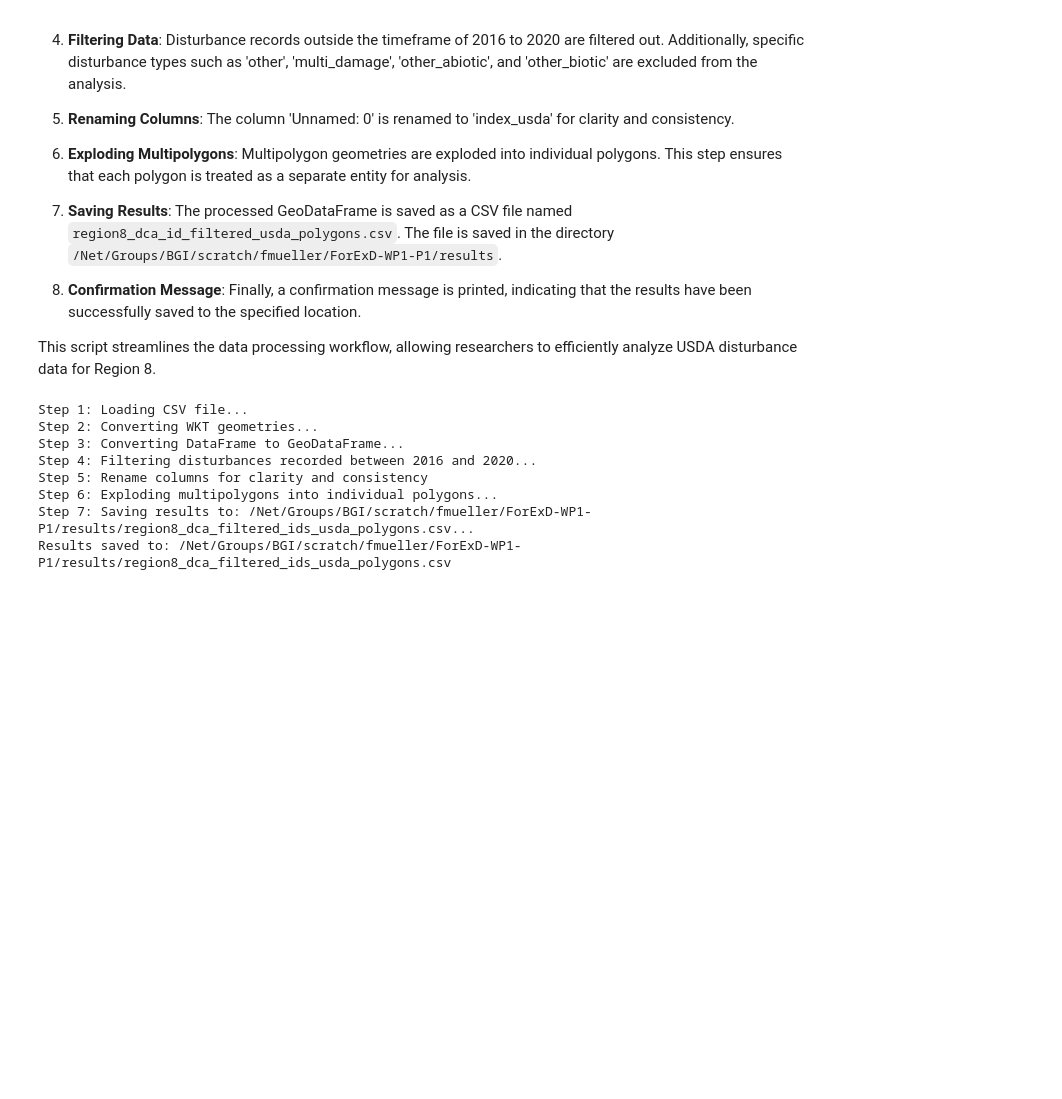
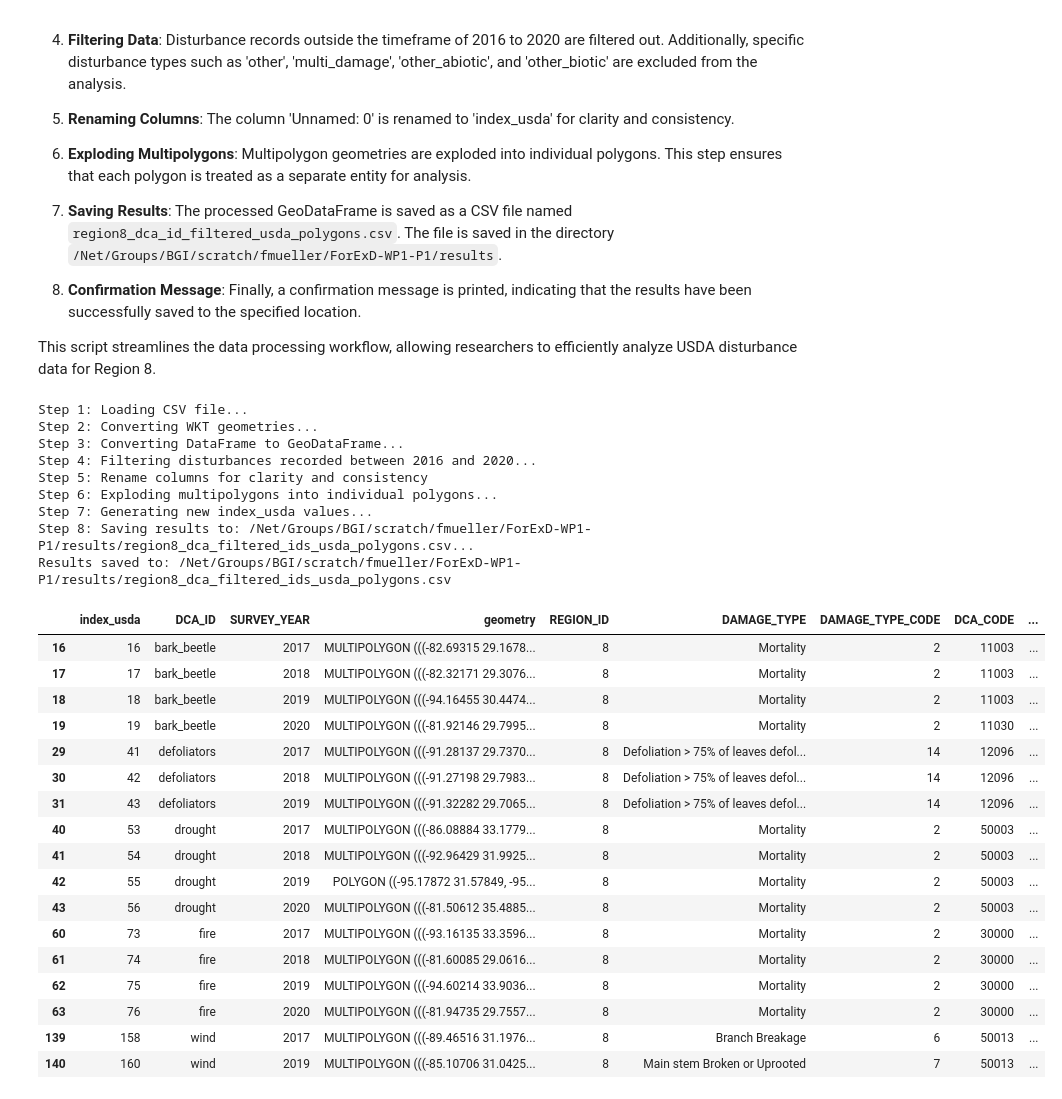
Before and after one commit to Franziska279/ForExD-WP1-P1, a Jupyter notebook: src/01_ids_preprocessing.ipynb, the cells around one changed output. Drawn from its saved outputs; the diff is of its cells as text; code cells hidden in the pictures; blank space fills up the shorter version.

```diff
--- a/src/01_ids_preprocessing.ipynb
+++ b/src/01_ids_preprocessing.ipynb
@@ -26,11 +26,6 @@ This Python script performs data processing tasks on USDA disturbance data for R
 
 This script streamlines the data processing workflow, allowing researchers to efficiently analyze USDA disturbance data for Region 8.
 # %%
-import pandas as pd
-import geopandas as gpd
-from shapely import wkt
-import os
-
 # Step 1: Read the CSV file into a DataFrame
 print("Step 1: Loading CSV file...")
 input_file = "/Net/Groups/BGI/work_2/ForExD/USDA/tables/CONUS_Region8_dissolved.csv"
@@ -66,14 +61,18 @@ exploded_df = rslt_df.explode(index_parts=True)
 # Reset the index to ensure a clean index
 exploded_df.reset_index(drop=True, inplace=True)
 
+# Step 7: Generate new index_usda values
+print("Step 7: Generating new index_usda values...")
+exploded_df['index_usda'] = exploded_df.apply(lambda row: f"{row['DCA_ID']}_{row['SURVEY_YEAR']}_{row.name}", axis=1)
+
 # Define the absolute path to the "results" folder
 results_folder = "/Net/Groups/BGI/scratch/fmueller/ForExD-WP1-P1/results"
 
 # Define the output CSV file path
 output_file = os.path.join(results_folder, "region8_dca_filtered_ids_usda_polygons.csv")
 
-# Step 7: Save the exploded DataFrame to a CSV file in the results folder
-print(f"Step 7: Saving results to: {output_file}...")
+# Step 8: Save the exploded DataFrame to a CSV file in the results folder
+print(f"Step 8: Saving results to: {output_file}...")
 exploded_df.to_csv(output_file, index=False)
 
 # Display the path of the saved CSV file
@@ -85,6 +84,28 @@ Step 3: Converting DataFrame to GeoDataFrame...
 Step 4: Filtering disturbances recorded between 2016 and 2020...
 Step 5: Rename columns for clarity and consistency
 Step 6: Exploding multipolygons into individual polygons...
-Step 7: Saving results to: /Net/Groups/BGI/scratch/fmueller/ForExD-WP1-P1/results/region8_dca_filtered_ids_usda_polygons.csv...
+Step 7: Generating new index_usda values...
+Step 8: Saving results to: /Net/Groups/BGI/scratch/fmueller/ForExD-WP1-P1/results/region8_dca_filtered_ids_usda_polygons.csv...
 Results saved to: /Net/Groups/BGI/scratch/fmueller/ForExD-WP1-P1/results/region8_dca_filtered_ids_usda_polygons.csv
+# %%
+rslt_df
+# %% [output]
+|  | index_usda | DCA_ID | SURVEY_YEAR | geometry | REGION_ID | DAMAGE_TYPE | DAMAGE_TYPE_CODE | DCA_CODE | ... |
+| 16 | 16 | bark_beetle | 2017 | MULTIPOLYGON (((-82.69315 29.1678... | 8 | Mortality | 2 | 11003 | ... |
+| 17 | 17 | bark_beetle | 2018 | MULTIPOLYGON (((-82.32171 29.3076... | 8 | Mortality | 2 | 11003 | ... |
+| 18 | 18 | bark_beetle | 2019 | MULTIPOLYGON (((-94.16455 30.4474... | 8 | Mortality | 2 | 11003 | ... |
+| 19 | 19 | bark_beetle | 2020 | MULTIPOLYGON (((-81.92146 29.7995... | 8 | Mortality | 2 | 11030 | ... |
+| 29 | 41 | defoliators | 2017 | MULTIPOLYGON (((-91.28137 29.7370... | 8 | Defoliation > 75% of leaves defol... | 14 | 12096 | ... |
+| 30 | 42 | defoliators | 2018 | MULTIPOLYGON (((-91.27198 29.7983... | 8 | Defoliation > 75% of leaves defol... | 14 | 12096 | ... |
+| 31 | 43 | defoliators | 2019 | MULTIPOLYGON (((-91.32282 29.7065... | 8 | Defoliation > 75% of leaves defol... | 14 | 12096 | ... |
+| 40 | 53 | drought | 2017 | MULTIPOLYGON (((-86.08884 33.1779... | 8 | Mortality | 2 | 50003 | ... |
+| 41 | 54 | drought | 2018 | MULTIPOLYGON (((-92.96429 31.9925... | 8 | Mortality | 2 | 50003 | ... |
+| 42 | 55 | drought | 2019 | POLYGON ((-95.17872 31.57849, -95... | 8 | Mortality | 2 | 50003 | ... |
+| 43 | 56 | drought | 2020 | MULTIPOLYGON (((-81.50612 35.4885... | 8 | Mortality | 2 | 50003 | ... |
+| 60 | 73 | fire | 2017 | MULTIPOLYGON (((-93.16135 33.3596... | 8 | Mortality | 2 | 30000 | ... |
+| 61 | 74 | fire | 2018 | MULTIPOLYGON (((-81.60085 29.0616... | 8 | Mortality | 2 | 30000 | ... |
+| 62 | 75 | fire | 2019 | MULTIPOLYGON (((-94.60214 33.9036... | 8 | Mortality | 2 | 30000 | ... |
+| 63 | 76 | fire | 2020 | MULTIPOLYGON (((-81.94735 29.7557... | 8 | Mortality | 2 | 30000 | ... |
+| 139 | 158 | wind | 2017 | MULTIPOLYGON (((-89.46516 31.1976... | 8 | Branch Breakage | 6 | 50013 | ... |
+| 140 | 160 | wind | 2019 | MULTIPOLYGON (((-85.10706 31.0425... | 8 | Main stem Broken or Uprooted | 7 | 50013 | ... |
 # %%
```
Also changed, not shown: parts of 2 cells of this notebook, 1 other file.
